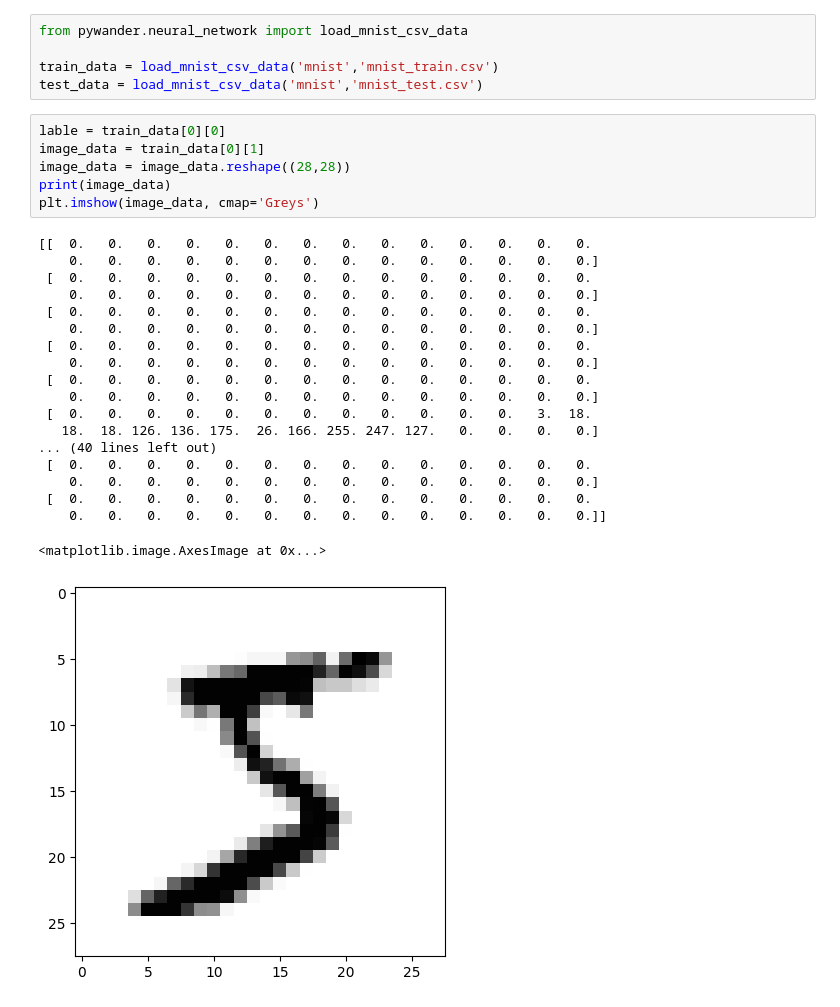
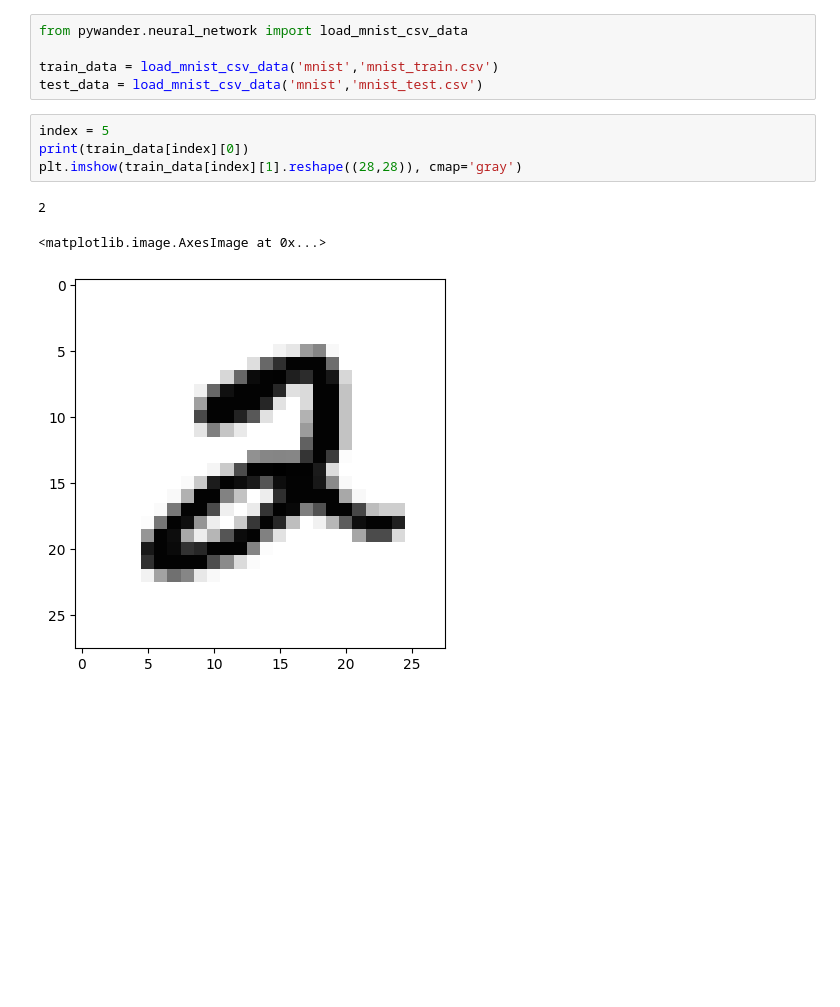
Before and after one commit to a358003542/ipynb_notebook, a Jupyter notebook: neural_network/neural_network_basic.ipynb, the cells around one changed output. Cells and saved outputs as stored; diff of their text form; blank space fills up the shorter version.

```diff
--- a/neural_network/neural_network_basic.ipynb
+++ b/neural_network/neural_network_basic.ipynb
@@ -9,29 +9,11 @@ from pywander.neural_network import load_mnist_csv_data
 
 train_data = load_mnist_csv_data('mnist','mnist_train.csv')
 test_data = load_mnist_csv_data('mnist','mnist_test.csv')
-# %%
-lable = train_data[0][0]
-image_data = train_data[0][1]
-image_data = image_data.reshape((28,28))
-print(image_data)
-plt.imshow(image_data, cmap='Greys')
-# %% [output]
-[[  0.   0.   0.   0.   0.   0.   0.   0.   0.   0.   0.   0.   0.   0.
-    0.   0.   0.   0.   0.   0.   0.   0.   0.   0.   0.   0.   0.   0.]
- [  0.   0.   0.   0.   0.   0.   0.   0.   0.   0.   0.   0.   0.   0.
-    0.   0.   0.   0.   0.   0.   0.   0.   0.   0.   0.   0.   0.   0.]
- [  0.   0.   0.   0.   0.   0.   0.   0.   0.   0.   0.   0.   0.   0.
-    0.   0.   0.   0.   0.   0.   0.   0.   0.   0.   0.   0.   0.   0.]
- [  0.   0.   0.   0.   0.   0.   0.   0.   0.   0.   0.   0.   0.   0.
-    0.   0.   0.   0.   0.   0.   0.   0.   0.   0.   0.   0.   0.   0.]
- [  0.   0.   0.   0.   0.   0.   0.   0.   0.   0.   0.   0.   0.   0.
-    0.   0.   0.   0.   0.   0.   0.   0.   0.   0.   0.   0.   0.   0.]
- [  0.   0.   0.   0.   0.   0.   0.   0.   0.   0.   0.   0.   3.  18.
-   18.  18. 126. 136. 175.  26. 166. 255. 247. 127.   0.   0.   0.   0.]
-... (40 lines left out)
- [  0.   0.   0.   0.   0.   0.   0.   0.   0.   0.   0.   0.   0.   0.
-    0.   0.   0.   0.   0.   0.   0.   0.   0.   0.   0.   0.   0.   0.]
- [  0.   0.   0.   0.   0.   0.   0.   0.   0.   0.   0.   0.   0.   0.
-    0.   0.   0.   0.   0.   0.   0.   0.   0.   0.   0.   0.   0.   0.]]
-<matplotlib.image.AxesImage at 0x...>
-[figure, removed]
+# %%
+index = 5
+print(train_data[index][0])
+plt.imshow(train_data[index][1].reshape((28,28)), cmap='gray')
+# %% [output]
+2
+<matplotlib.image.AxesImage at 0x...>
+[figure, added]
```
Also changed, not shown: parts of 7 cells of this notebook, 2 other files.
